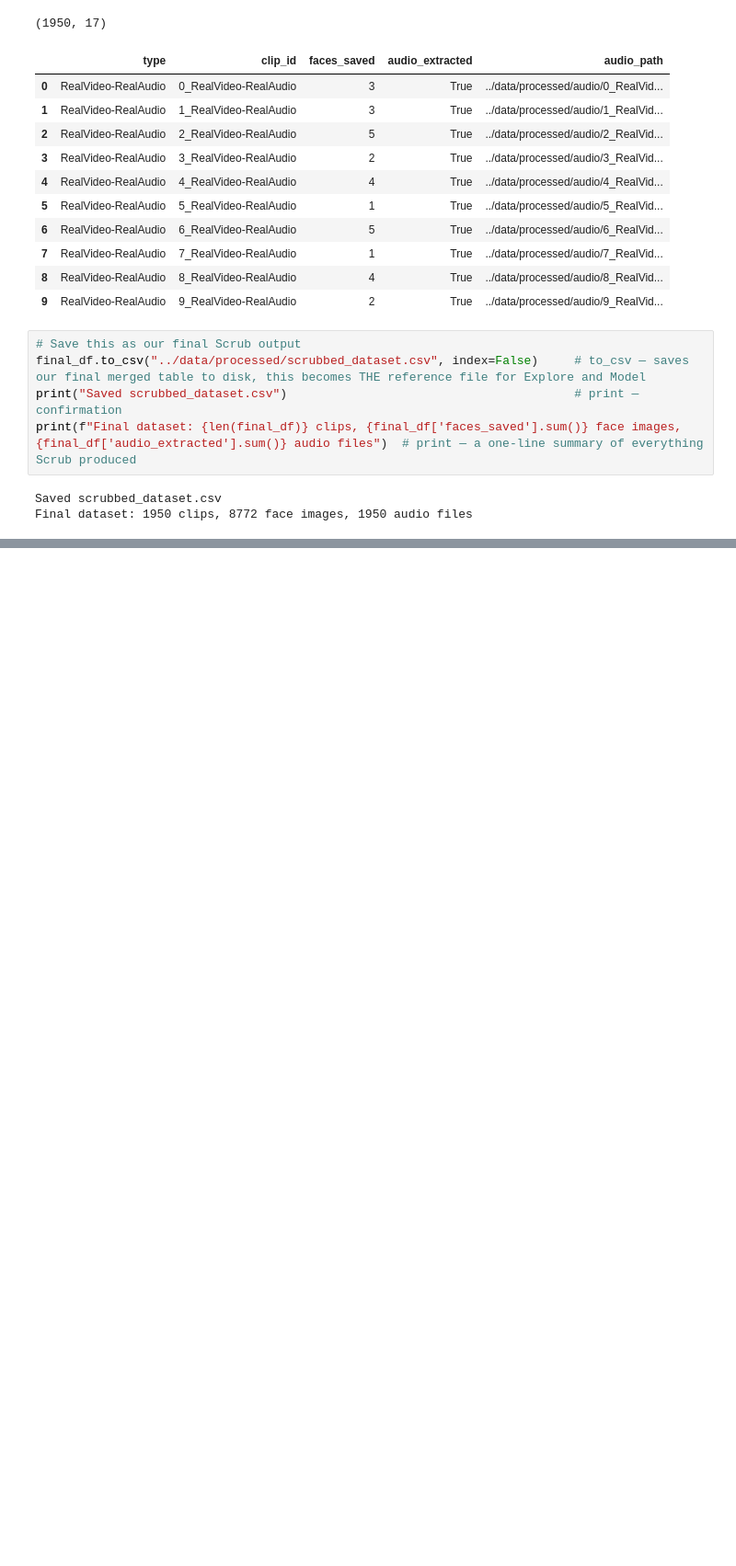
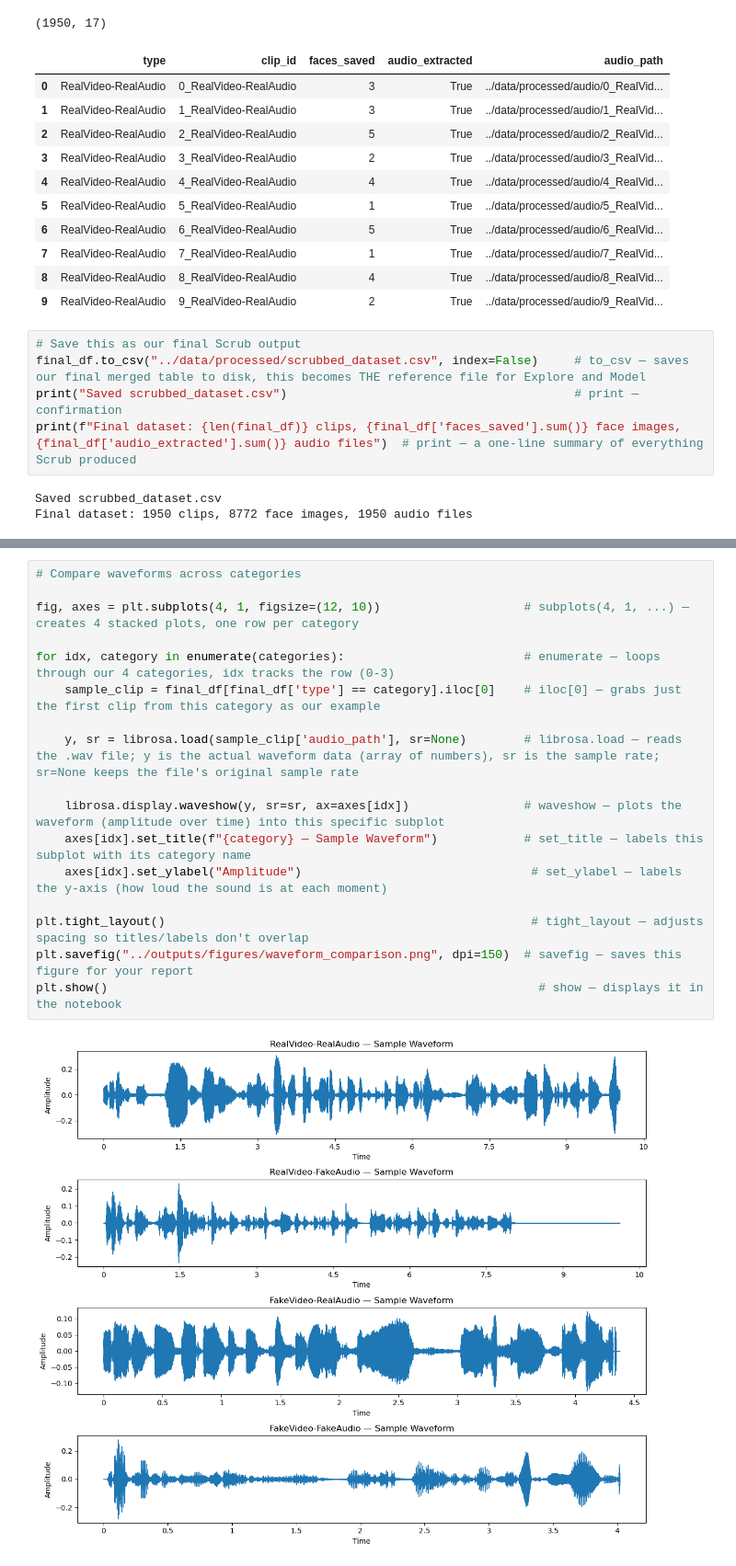
Before and after one commit to shammameshar/deepfake_detection, a Jupyter notebook: notebooks/DeepFakeDetection.ipynb, the cells around one changed output, grey strips where cells are left out. Shown at 92% size. Cells and saved outputs as stored; diff of their text form; blank space fills up the shorter version.

```diff
--- a/notebooks/DeepFakeDetection.ipynb
+++ b/notebooks/DeepFakeDetection.ipynb
@@ -489,0 +556,19 @@ Final dataset: 1950 clips, 8772 face images, 1950 audio files
+# %%
+# Compare waveforms across categories
+
+fig, axes = plt.subplots(4, 1, figsize=(12, 10))                    # subplots(4, 1, ...) — creates 4 stacked plots, one row per category
+
+for idx, category in enumerate(categories):                         # enumerate — loops through our 4 categories, idx tracks the row (0-3)
+    sample_clip = final_df[final_df['type'] == category].iloc[0]    # iloc[0] — grabs just the first clip from this category as our example
+
+    y, sr = librosa.load(sample_clip['audio_path'], sr=None)        # librosa.load — reads the .wav file; y is the actual waveform data (array of numbers), sr is the sample rate; sr=None keeps the file's original sample rate
+
+    librosa.display.waveshow(y, sr=sr, ax=axes[idx])                # waveshow — plots the waveform (amplitude over time) into this specific subplot
+    axes[idx].set_title(f"{category} — Sample Waveform")            # set_title — labels this subplot with its category name
+    axes[idx].set_ylabel("Amplitude")                                # set_ylabel — labels the y-axis (how loud the sound is at each moment)
+
+plt.tight_layout()                                                   # tight_layout — adjusts spacing so titles/labels don't overlap
+plt.savefig("../outputs/figures/waveform_comparison.png", dpi=150)  # savefig — saves this figure for your report
+plt.show()                                                            # show — displays it in the notebook
+# %% [output]
+[figure, added]
```
Also changed, not shown: parts of 11 cells of this notebook, 5 other files.
